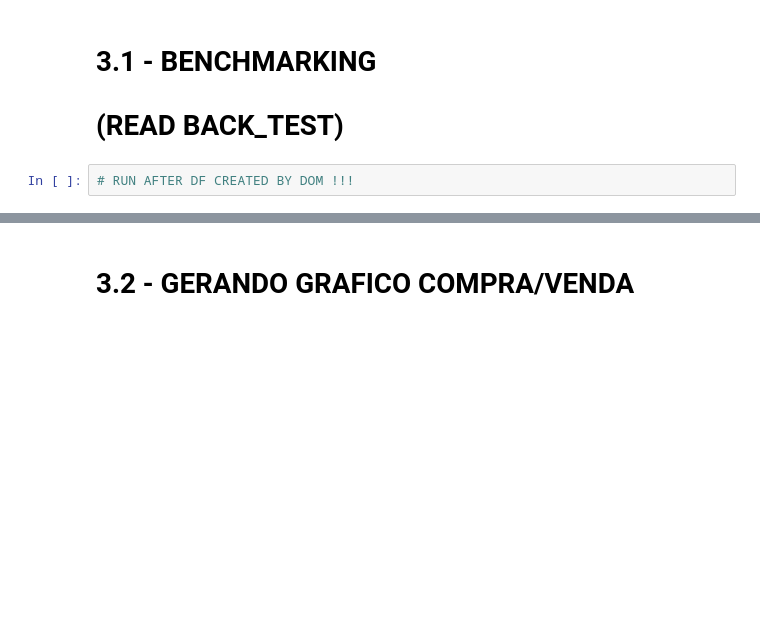
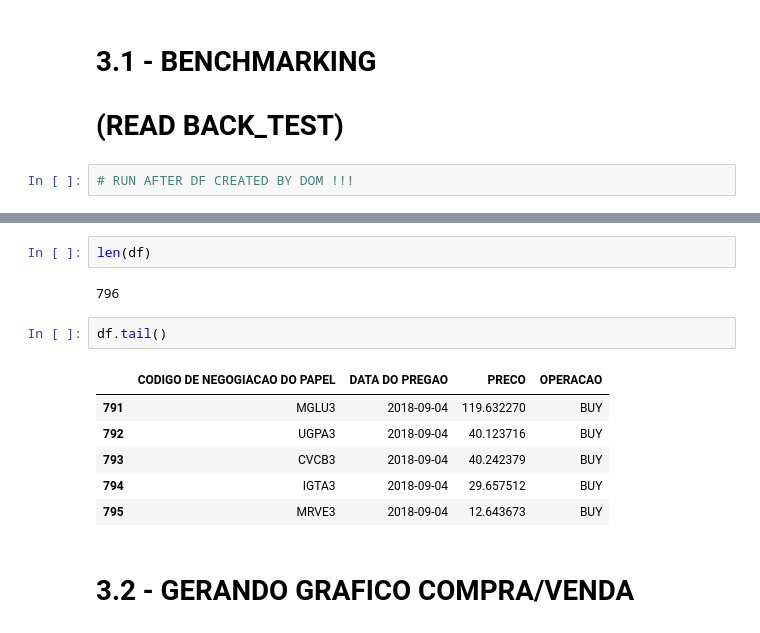
Before and after one commit to RodrigoCalderano/DOM-BOT, a Jupyter notebook: Jupyter/PandasHandler.ipynb, the cells around one changed output, grey strips where cells are left out. Saved outputs shown, nothing was run; the diff lists cells and outputs as text; blank space fills up the shorter version.

```diff
--- a/Jupyter/PandasHandler.ipynb
+++ b/Jupyter/PandasHandler.ipynb
@@ -189,3 +191,16 @@ df.head()
+# %%
+len(df)
+# %% [output]
+796
+# %%
+df.tail()
+# %% [output]
+|  | CODIGO DE NEGOGIACAO DO PAPEL | DATA DO PREGAO | PRECO | OPERACAO |
+| 791 | MGLU3 | 2018-09-04 | 119.632270 | BUY |
+| 792 | UGPA3 | 2018-09-04 | 40.123716 | BUY |
+| 793 | CVCB3 | 2018-09-04 | 40.242379 | BUY |
+| 794 | IGTA3 | 2018-09-04 | 29.657512 | BUY |
+| 795 | MRVE3 | 2018-09-04 | 12.643673 | BUY |
 # %% [markdown]
 # 3.2 - GERANDO GRAFICO COMPRA/VENDA
 # %%
```
Also changed, not shown: parts of 2 cells of this notebook, 6 other files.
